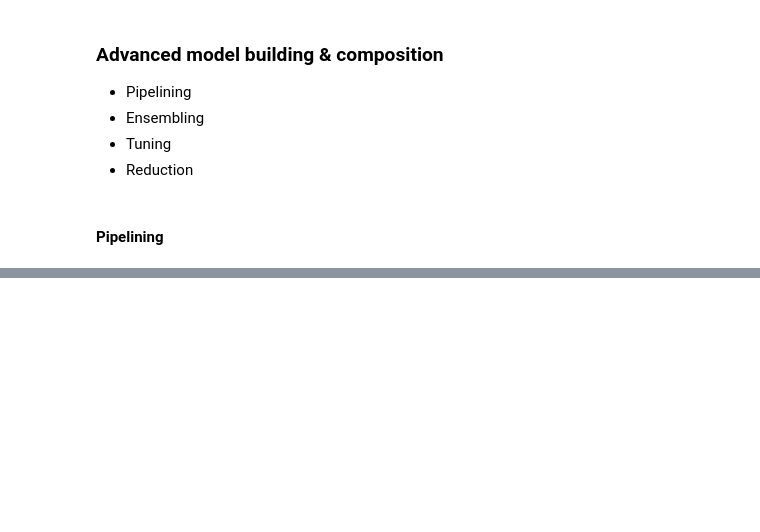
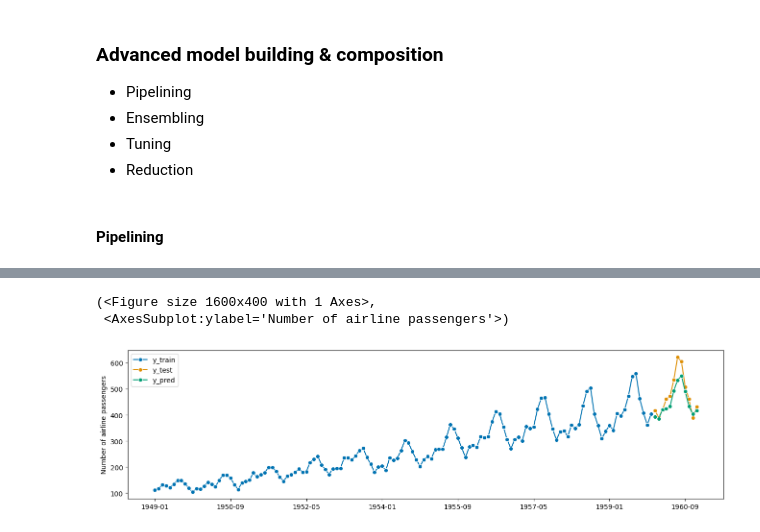
Before and after one commit to KJR020/sktime-tutorial-pydata-global-2021, a Jupyter notebook: notebooks/my_note_3_classification.ipynb, the cells around one changed output, grey strips where cells are left out. Saved outputs shown, nothing was run; the diff lists cells and outputs as text; code cells hidden in the pictures; blank space fills up the shorter version.

```diff
--- a/notebooks/my_note_3_classification.ipynb
+++ b/notebooks/my_note_3_classification.ipynb
@@ -156,0 +208,21 @@ TypeError: acf() got an unexpected keyword argument 'unbiased'
+# %%
+y = load_airline()
+fh = np.arange(12) + 1
+y_train, y_test = temporal_train_test_split(y, fh=fh)
+# %%
+forecaster = make_reduction(
+    regressor, scitype="time-series-regressor", window_length=12
+)
+# %%
+%%time
+from sktime.forecasting.compose import TransformedTargetForecaster
+from sktime.transformations.series.detrend import Detrender
+pipe = TransformedTargetForecaster([("detrend", Detrender()), ("forecast", forecaster)])
+pipe.fit(y_train)
+y_pred = pipe.predict(fh)
+# %%
+plot_series(y_train, y_test, y_pred, labels=["y_train", "y_test", "y_pred"])
+# %% [output]
+(<Figure size 1600x400 with 1 Axes>,
+ <AxesSubplot:ylabel='Number of airline passengers'>)
+[figure, added]
```
Also changed, not shown: parts of 16 cells of this notebook.
